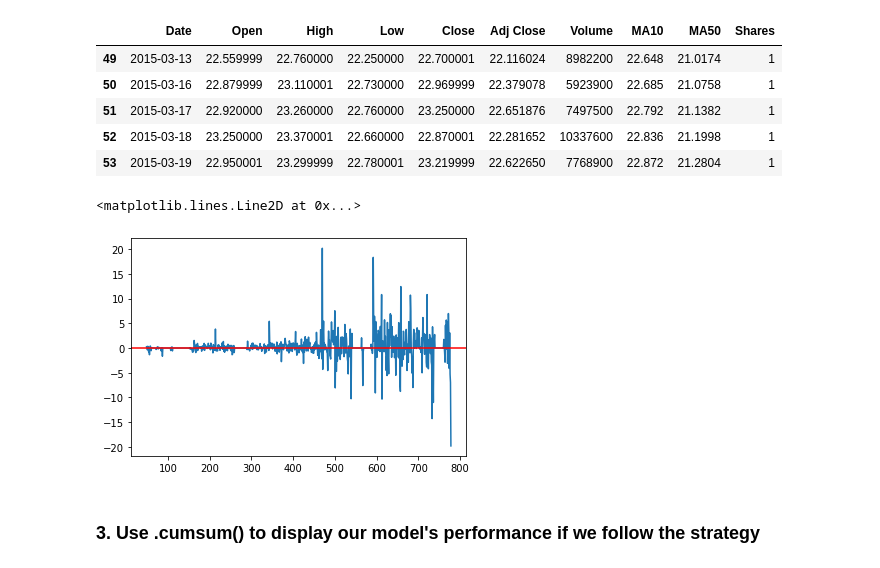
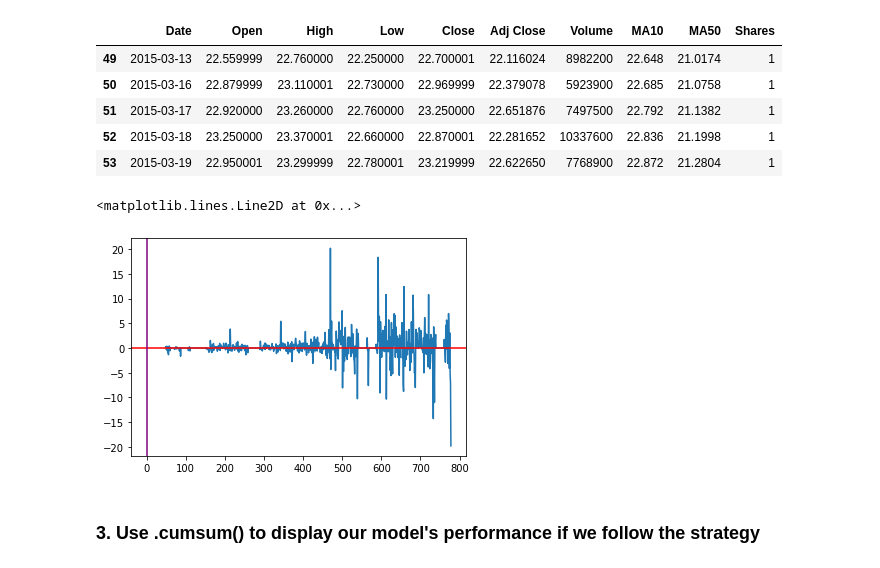
Before and after one commit to fjalappat/Coursera-Python-Data-Analysis, a Jupyter notebook: week 1/Build a simple trading strategy.ipynb, the cells around one changed output. Drawn from its saved outputs; the diff is of its cells as text; code cells hidden in the pictures.

```diff
--- a/week 1/Build a simple trading strategy.ipynb
+++ b/week 1/Build a simple trading strategy.ipynb
@@ -38,16 +38,17 @@ fb.head()
 # %%
 #Add a new column "Profit" using List Comprehension, for any rows in fb, if Shares=1, the profit is calculated as the close price of
 #tomorrow - the close price of today. Otherwise the profit is 0.
 
 #Plot a graph to show the Profit/Loss
 
 fb['Close1'] = fb['Close'].shift(-1)
 fb['Profit'] = [fb.loc[ei, 'Close1'] - fb.loc[ei, 'Close'] if fb.loc[ei, 'Shares']==1 else 0 for ei in fb.index]
 fb['Profit'].plot()
 plt.axhline(y=0, color='red')
+plt.axvline(x=0, color='purple')
 # %% [output]
 <matplotlib.lines.Line2D at 0x...>
-[figure, old version]
+[figure, new version]
 # %% [markdown]
 ### 3. Use .cumsum() to display our model's performance if we follow the strategy
 # %%
```
